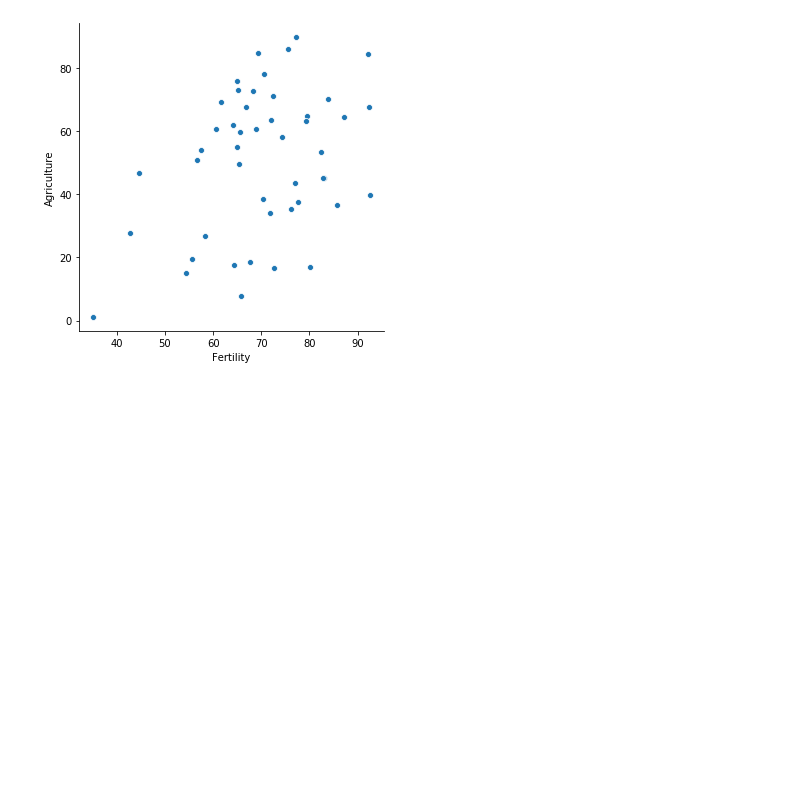
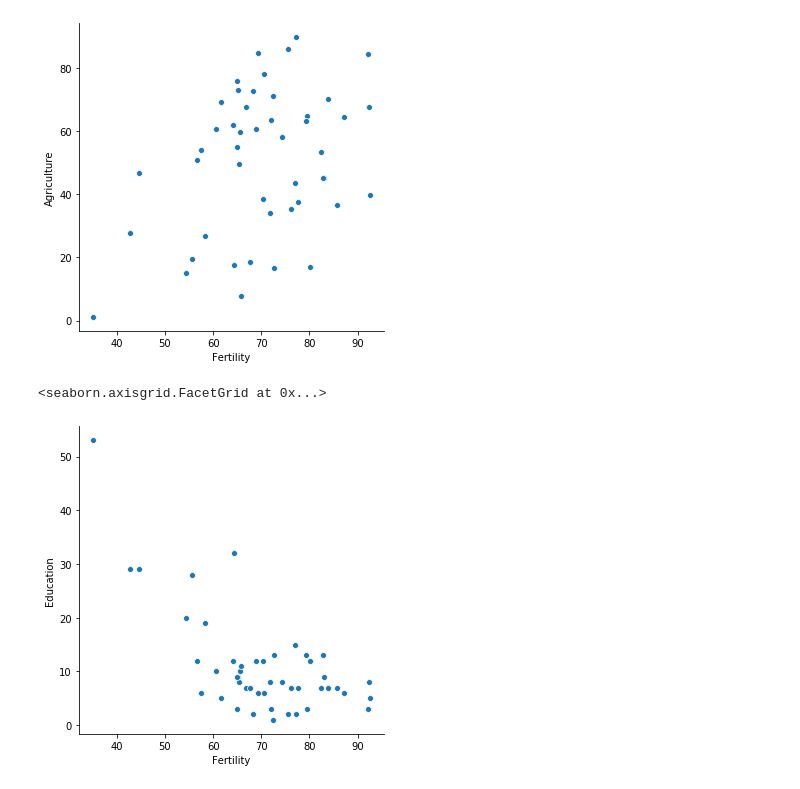
Before and after one commit to matt-c-knight/numpy-pandas-visualization-exercises, a Jupyter notebook: seaborn_exercises.ipynb, the cells around one changed output. Drawn from its saved outputs; the diff is of its cells as text; code cells hidden in the pictures; blank space fills up the shorter version.

```diff
--- a/seaborn_exercises.ipynb
+++ b/seaborn_exercises.ipynb
@@ -208,4 +208,7 @@ sns.relplot(x='Fertility', y='Agriculture', data=swiss)
 <seaborn.axisgrid.FacetGrid at 0x...>
 [figure]
 # %%
-sns.relplot(x='Fertility', y='', data=swiss)
+sns.relplot(x='Fertility', y='Education', data=swiss)
+# %% [output]
+<seaborn.axisgrid.FacetGrid at 0x...>
+[figure, added]
```
Also changed, not shown: parts of 12 cells of this notebook.
